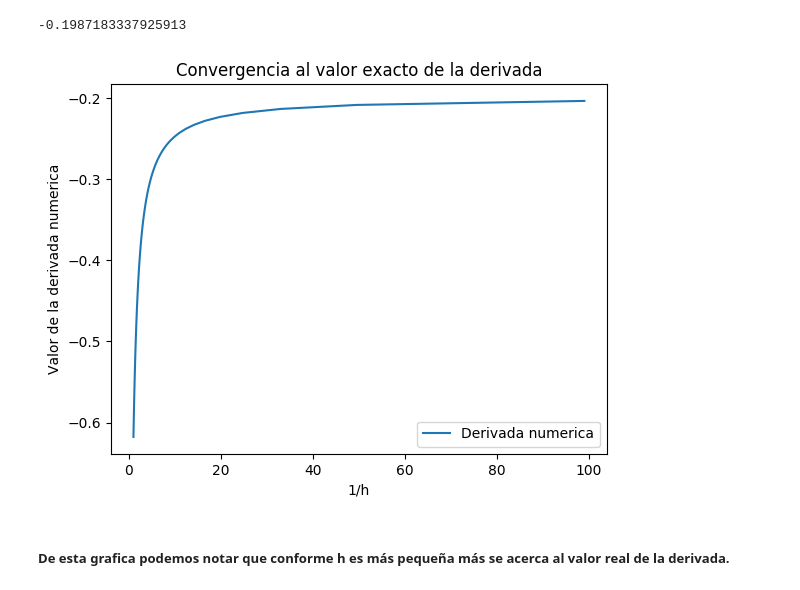
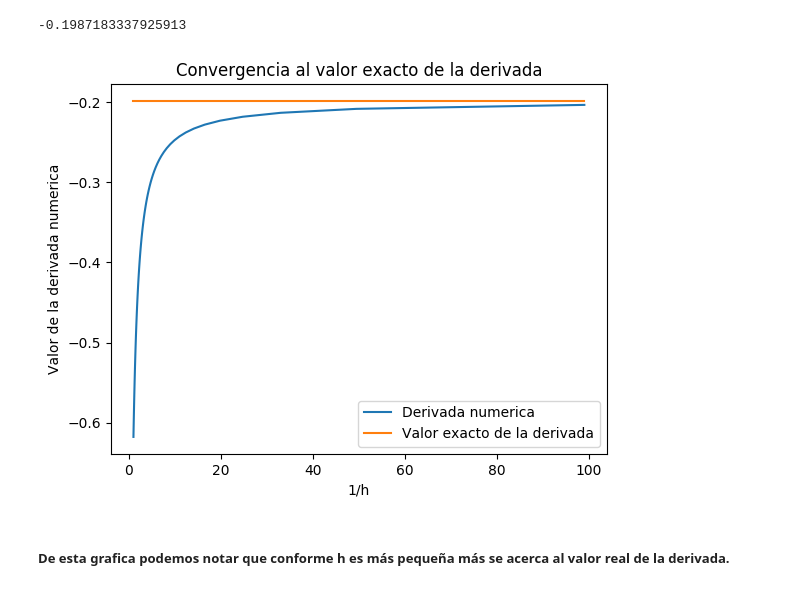
Before and after one commit to DianaLopezAngeles/Fisica_Computacional_Lopez_Angeles, a Jupyter notebook: Tarea_9.ipynb, the cells around one changed output. Drawn from its saved outputs; the diff is of its cells as text; code cells hidden in the pictures.

```diff
--- a/Tarea_9.ipynb
+++ b/Tarea_9.ipynb
@@ -49,13 +49,15 @@ function grafica_convergencia(f,x,h)                            #Definimos la fu
     ylabel("Valor de la derivada numerica")
     title("Convergencia al valor exacto de la derivada")
     plot(1/h,lista_derivada_numerica, label = "Derivada numerica")
+    plot(1/h,fill(-0.19866933079506122,length(lista_h)),label= "Valor exacto de la derivada")    #El valor exacto de la derivada.
     legend()
     show()
 end;
 # %%
 grafica_convergencia(f,.2,linspace(0,1,100))    #Para que nos de la grafica.
+show()
 # %% [output]
-[figure, old version]
+[figure, new version]
 # %% [markdown]
 ##### De esta grafica podemos notar que conforme h es más pequeña más se acerca al valor real de la derivada.
 # %%
```
Also changed, not shown: parts of 2 cells of this notebook.
